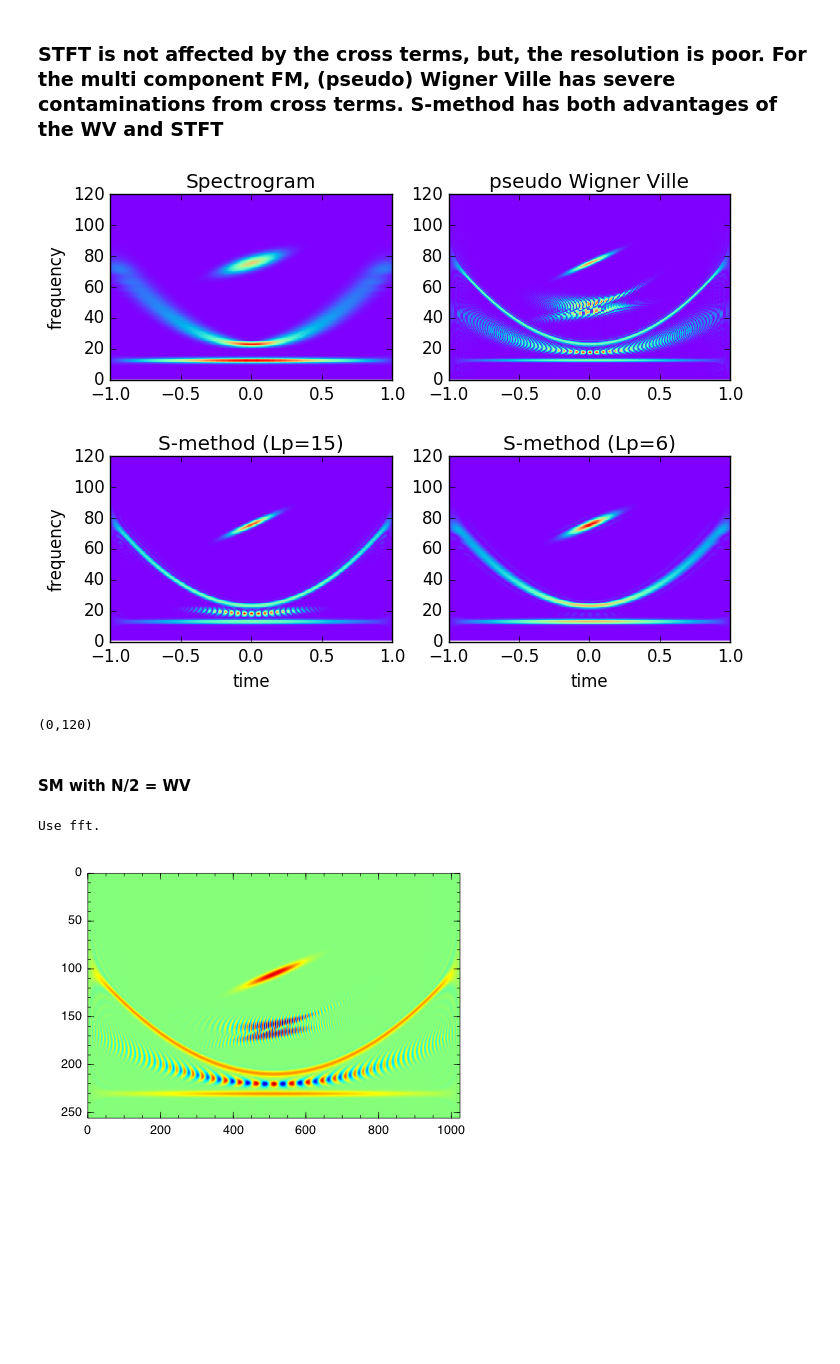
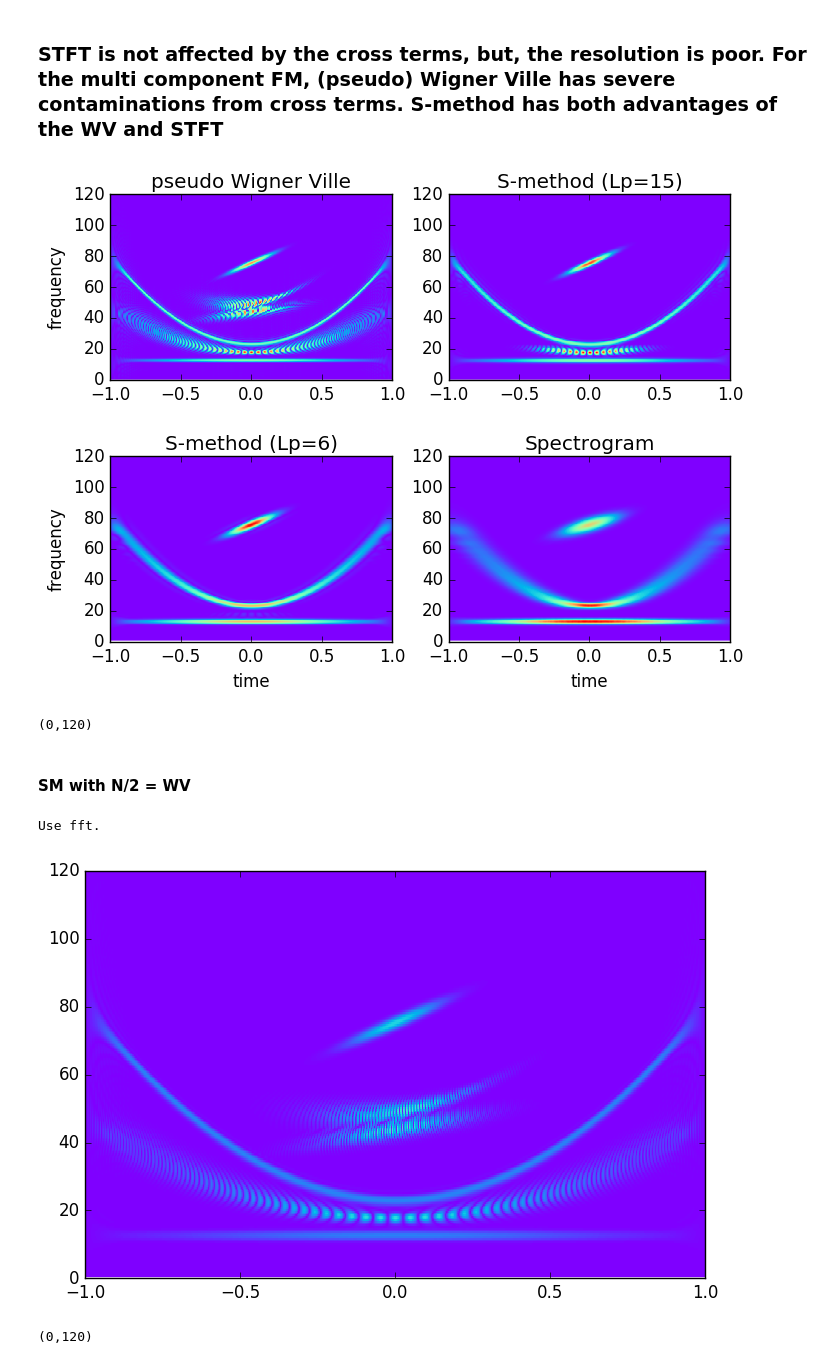
Before and after one commit to HajimeKawahara/juwvid, a Jupyter notebook: ipynb/S-Method.ipynb, the cells around one changed output. Drawn from its saved outputs; the diff is of its cells as text; code cells hidden in the pictures; blank space fills up the shorter version.

```diff
--- a/ipynb/S-Method.ipynb
+++ b/ipynb/S-Method.ipynb
@@ -46,34 +46,36 @@ Use fft.
 # %%
 fig=PyPlot.figure()
 ax = fig[:add_subplot](2,2,1)
-a=juwplot.wtfrshow(abs(tfrstft).^2,t[2]-t[1],t[1],t[end],NaN,NaN,0.7*2,"rainbow")
+a=juwplot.tfrshow(abs(tfr),t[2]-t[1],t[1],t[end],NaN,NaN,0.7*2,"rainbow")
+PyPlot.title("pseudo Wigner Ville")
 PyPlot.ylabel("frequency")
-PyPlot.title("Spectrogram")
 PyPlot.ylim(0,120)
 ax = fig[:add_subplot](2,2,2)
-a=juwplot.tfrshow(abs(tfr),t[2]-t[1],t[1],t[end],NaN,NaN,0.7*2,"rainbow")
-PyPlot.title("pseudo Wigner Ville")
+a=juwplot.wtfrshow(abs(sm2),t[2]-t[1],t[1],t[end],NaN,NaN,0.7*2,"rainbow")
+PyPlot.title("S-method (Lp=15)")
 PyPlot.ylim(0,120)
 ax = fig[:add_subplot](2,2,3)
-a=juwplot.wtfrshow(abs(sm2),t[2]-t[1],t[1],t[end],NaN,NaN,0.7*2,"rainbow")
+a=juwplot.wtfrshow(abs(sm1),t[2]-t[1],t[1],t[end],NaN,NaN,0.7*2,"rainbow")
+PyPlot.title("S-method (Lp=6)")
 PyPlot.xlabel("time")
 PyPlot.ylabel("frequency")
-PyPlot.title("S-method (Lp=15)")
 PyPlot.ylim(0,120)
 ax = fig[:add_subplot](2,2,4)
-a=juwplot.wtfrshow(abs(sm1),t[2]-t[1],t[1],t[end],NaN,NaN,0.7*2,"rainbow")
+a=juwplot.wtfrshow(abs(tfrstft).^2,t[2]-t[1],t[1],t[end],NaN,NaN,0.7*2,"rainbow")
+PyPlot.title("Spectrogram")
 PyPlot.xlabel("time")
-PyPlot.title("S-method (Lp=6)")
 PyPlot.ylim(0,120)
 # %% [output]
-[figure, old version]
+[figure, new version]
 (0,120)
 # %% [markdown]
 #### SM with N/2 = WV
 # %%
 # Alias-free PWV = SM for Lp=N/2
 trfafwv=smethod.tfrsm(x,floor(Int,nsample/2),NaN,4)
-imagesc(trfafwv[end/4:-1:1,:])
+a=juwplot.wtfrshow(abs(trfafwv),t[2]-t[1],t[1],t[end],NaN,NaN,0.7*2,"rainbow")
+PyPlot.ylim(0,120)
 # %% [output]
 Use fft.
-[figure, old version]
+[figure, new version]
+(0,120)
```
Also changed, not shown: 1 other file.
